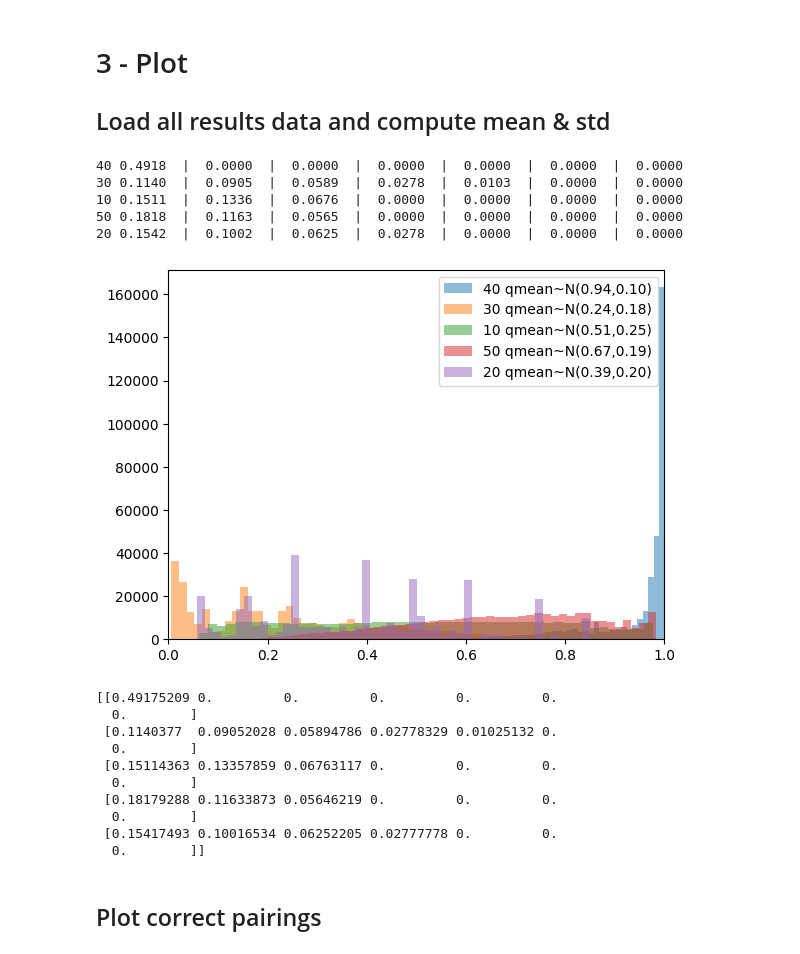
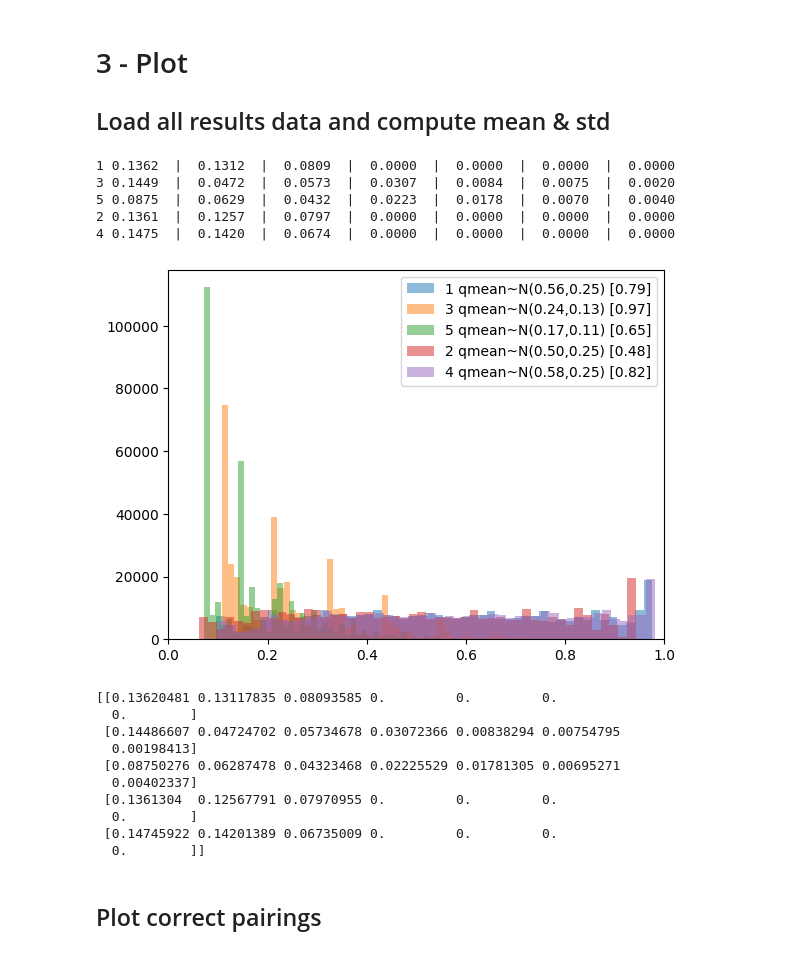
Before and after one commit to annahedstroem/eval-project, a Jupyter notebook: nbs/3-plot.ipynb, the cells around one changed output. Drawn from its saved outputs; the diff is of its cells as text; code cells hidden in the pictures.

Commit message:
Added activation to plots and updated summaries.

```diff
--- a/nbs/3-plot.ipynb
+++ b/nbs/3-plot.ipynb
@@ -43,56 +43,59 @@ import matplotlib.pyplot as plt
 
 boundaries = [0.5, 1, 1.5, 2, 2.5, 3, 3.5]
 counts_by_sigma_level =  np.zeros((num_files, len(boundaries)))
+filenames = []
 
 current_file_num = 0
 for f in os.listdir(os.path.join(PROJ_DIR, 'results')):
     if f.startswith(DATASET_NAME) and f.endswith(f'{MODEL_NAME}_measures.npz'):
         FILENAME = os.path.join(PROJ_DIR, 'results', f)
+        filenames.append(f)
         short_filename = f.replace("_measures.npz", "").replace(DATASET_NAME, "").replace(MODEL_NAME, "").replace("_", "").replace("-", "")
         with np.load(FILENAME) as data:
+            activation = data['output_curves'][8][-1]
             plt.hist(data['qmeans'],\
                     alpha = 0.5,\
-                    label = f'{short_filename} qmean~N({np.mean(data["qmeans"]):.2f},{np.std(data["qmeans"]):.2f})',\
+                    label = f'{short_filename} qmean~N({np.mean(data["qmeans"]):.2f},{np.std(data["qmeans"]):.2f}) [{activation:.2f}]',\
                     bins = 50\
                     )
             plt.xlim(0,1)
 
             exceptional_counts = []
             # Compute z-score
             qmean_mean = np.mean(data["qmeans"])
             qmean_std = np.std(data["qmeans"])
             z_scores = ((data["qmeans"] - qmean_mean) / qmean_std).flatten()
 
             # Count exceptional rankings
             for i in range(1,len(boundaries)+1):
                 bottom_limit = boundaries[i-1]
                 top_limit = float('inf')
                 if i < len(boundaries):
                     top_limit = boundaries[i]
                 fraction_count = np.sum(np.logical_and(bottom_limit<=z_scores, z_scores<top_limit).astype(float) / z_scores.shape[0])
                 exceptional_counts.append(fraction_count)
                 counts_by_sigma_level[current_file_num, i - 1] = fraction_count
             print(f'{short_filename} {"  |  ".join((map(lambda x: f"{x:.4f}", exceptional_counts)))}')
         current_file_num += 1
 plt.legend()
 plt.savefig(os.path.join(PROJ_DIR, 'results', 'plots', f'{DATASET_NAME}_{MODEL_NAME}_qmean_dists.png'))
 plt.show()
 
 print(counts_by_sigma_level)
 # %% [output]
-40 0.4918  |  0.0000  |  0.0000  |  0.0000  |  0.0000  |  0.0000  |  0.0000
-30 0.1140  |  0.0905  |  0.0589  |  0.0278  |  0.0103  |  0.0000  |  0.0000
-10 0.1511  |  0.1336  |  0.0676  |  0.0000  |  0.0000  |  0.0000  |  0.0000
-50 0.1818  |  0.1163  |  0.0565  |  0.0000  |  0.0000  |  0.0000  |  0.0000
-20 0.1542  |  0.1002  |  0.0625  |  0.0278  |  0.0000  |  0.0000  |  0.0000
+1 0.1362  |  0.1312  |  0.0809  |  0.0000  |  0.0000  |  0.0000  |  0.0000
+3 0.1449  |  0.0472  |  0.0573  |  0.0307  |  0.0084  |  0.0075  |  0.0020
+5 0.0875  |  0.0629  |  0.0432  |  0.0223  |  0.0178  |  0.0070  |  0.0040
+2 0.1361  |  0.1257  |  0.0797  |  0.0000  |  0.0000  |  0.0000  |  0.0000
+4 0.1475  |  0.1420  |  0.0674  |  0.0000  |  0.0000  |  0.0000  |  0.0000
-[figure, old version]
+[figure, new version]
-[[0.49175209 0.         0.         0.         0.         0.
+[[0.13620481 0.13117835 0.08093585 0.         0.         0.
   0.        ]
- [0.1140377  0.09052028 0.05894786 0.02778329 0.01025132 0.
+ [0.14486607 0.04724702 0.05734678 0.03072366 0.00838294 0.00754795
+  0.00198413]
+ [0.08750276 0.06287478 0.04323468 0.02225529 0.01781305 0.00695271
+  0.00402337]
+ [0.1361304  0.12567791 0.07970955 0.         0.         0.
   0.        ]
- [0.15114363 0.13357859 0.06763117 0.         0.         0.
-  0.        ]
- [0.18179288 0.11633873 0.05646219 0.         0.         0.
-  0.        ]
- [0.15417493 0.10016534 0.06252205 0.02777778 0.         0.
+ [0.14745922 0.14201389 0.06735009 0.         0.         0.
   0.        ]]
```
Also changed, not shown: parts of 5 cells of this notebook, 2 other files.
